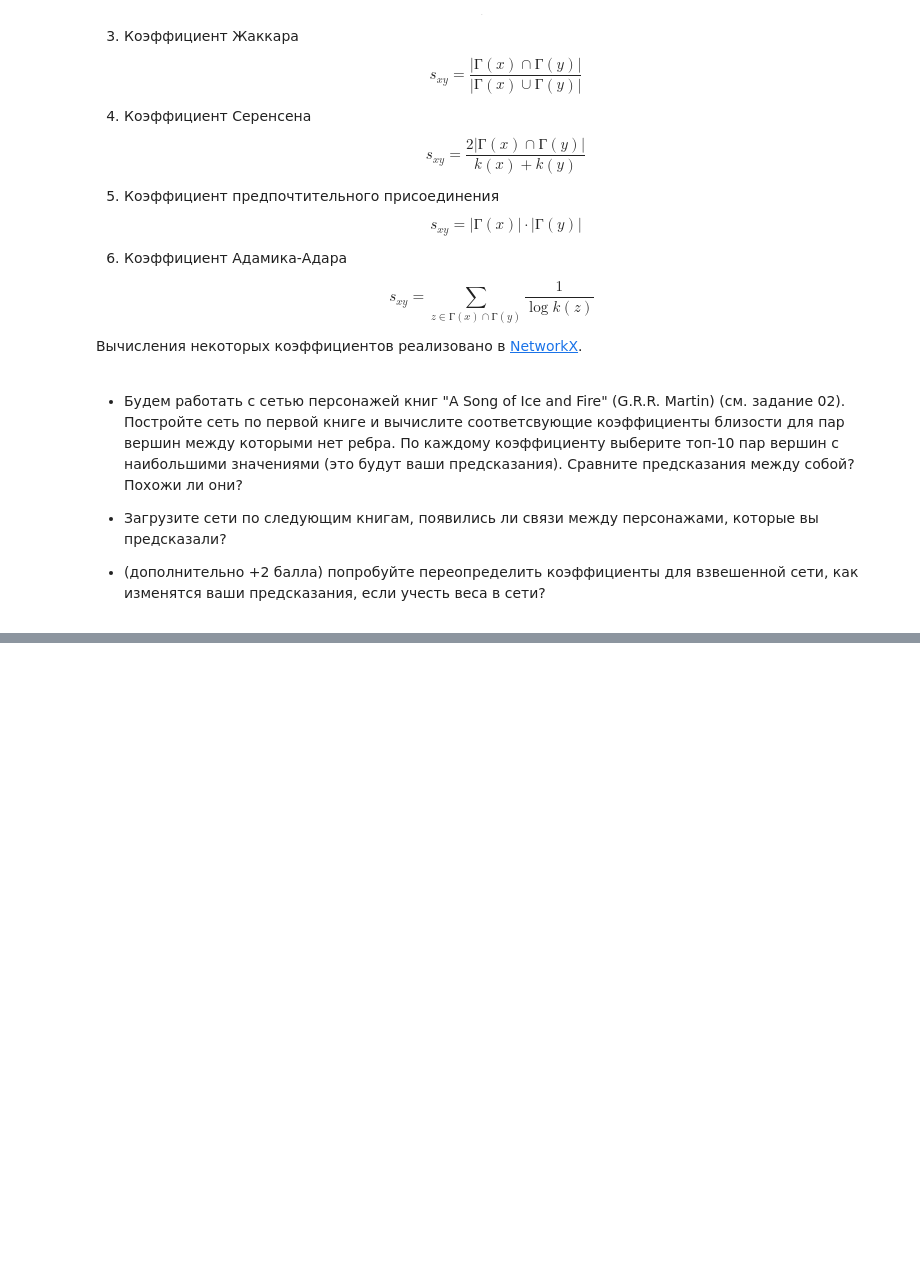
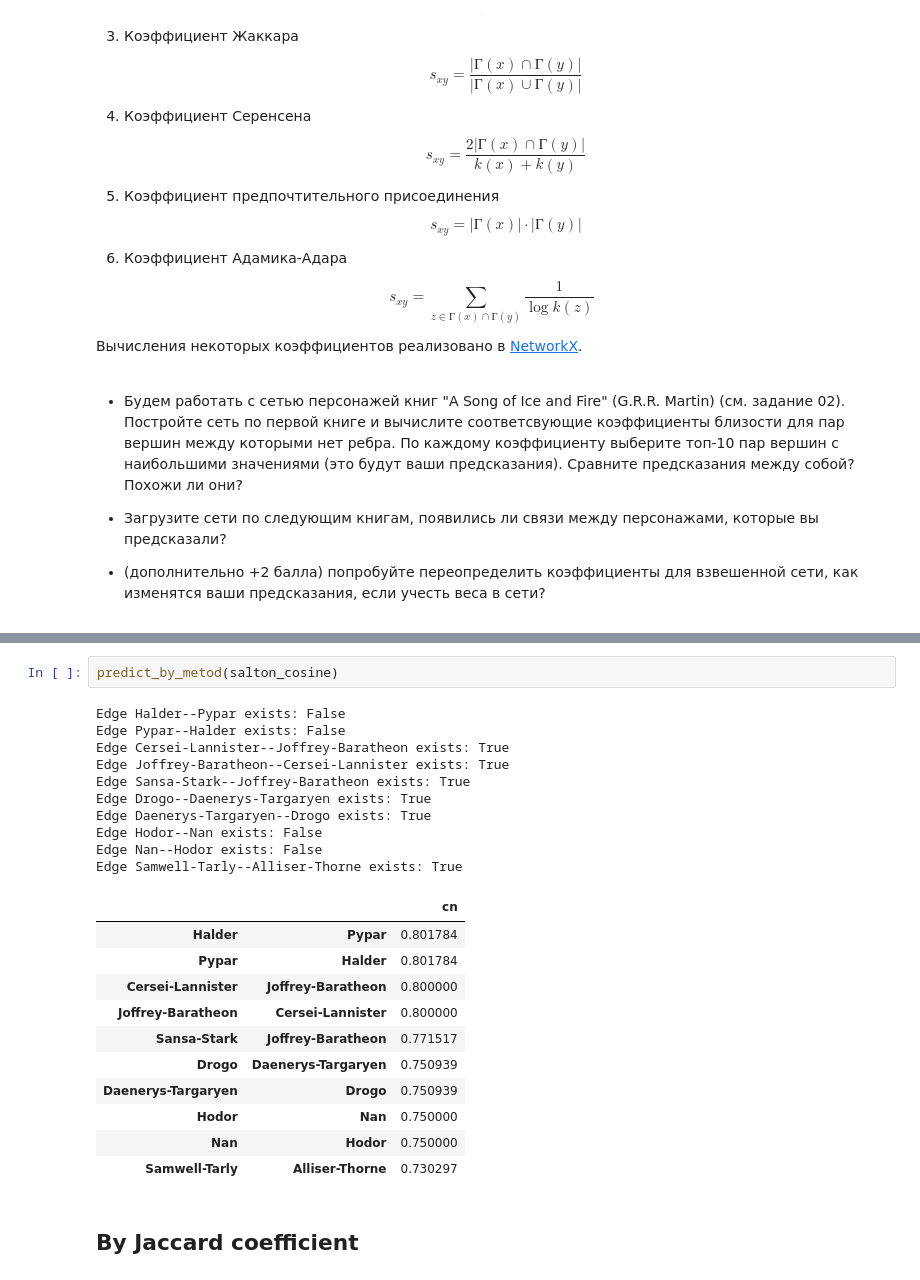
Before and after one commit to kimaril/networksch, a Jupyter notebook: notebooks/NS Assignment 11.ipynb, the cells around one changed output, grey strips where cells are left out. Saved outputs shown, nothing was run; the diff lists cells and outputs as text; blank space fills up the shorter version.

```diff
--- a/notebooks/NS Assignment 11.ipynb
+++ b/notebooks/NS Assignment 11.ipynb
@@ -163,0 +238,26 @@ $$
+# %%
+predict_by_metod(salton_cosine)
+# %% [output]
+Edge Halder--Pypar exists: False
+Edge Pypar--Halder exists: False
+Edge Cersei-Lannister--Joffrey-Baratheon exists: True
+Edge Joffrey-Baratheon--Cersei-Lannister exists: True
+Edge Sansa-Stark--Joffrey-Baratheon exists: True
+Edge Drogo--Daenerys-Targaryen exists: True
+Edge Daenerys-Targaryen--Drogo exists: True
+Edge Hodor--Nan exists: False
+Edge Nan--Hodor exists: False
+Edge Samwell-Tarly--Alliser-Thorne exists: True
+|  |  | cn |
+| Halder | Pypar | 0.801784 |
+| Pypar | Halder | 0.801784 |
+| Cersei-Lannister | Joffrey-Baratheon | 0.800000 |
+| Joffrey-Baratheon | Cersei-Lannister | 0.800000 |
+| Sansa-Stark | Joffrey-Baratheon | 0.771517 |
+| Drogo | Daenerys-Targaryen | 0.750939 |
+| Daenerys-Targaryen | Drogo | 0.750939 |
+| Hodor | Nan | 0.750000 |
+| Nan | Hodor | 0.750000 |
+| Samwell-Tarly | Alliser-Thorne | 0.730297 |
+# %% [markdown]
+## By Jaccard coefficient
```
Also changed, not shown: parts of 18 cells of this notebook, 1 other file.
